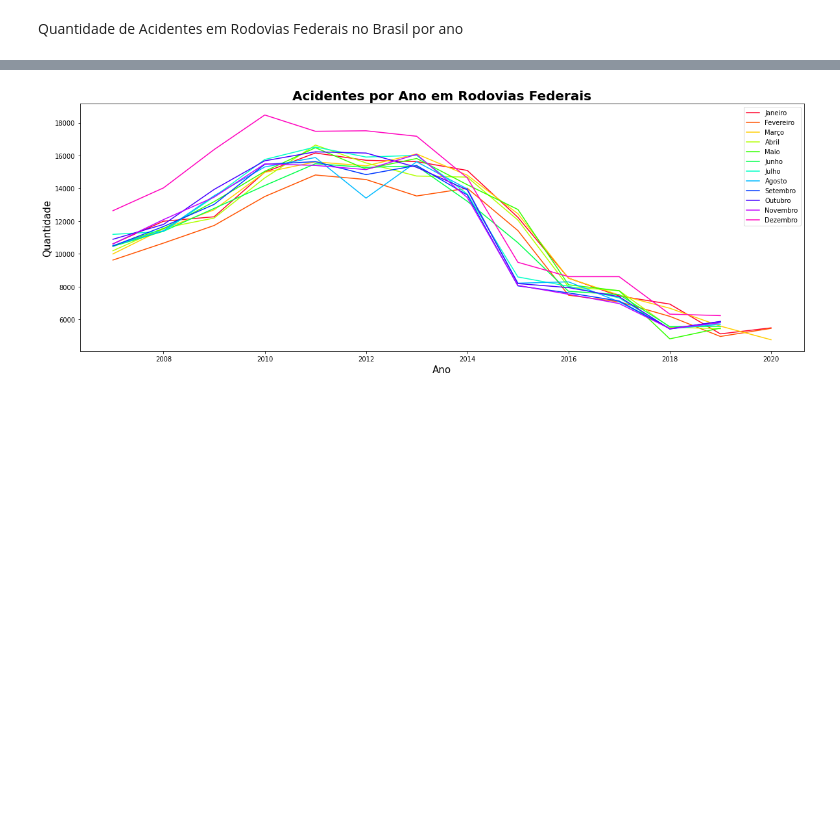
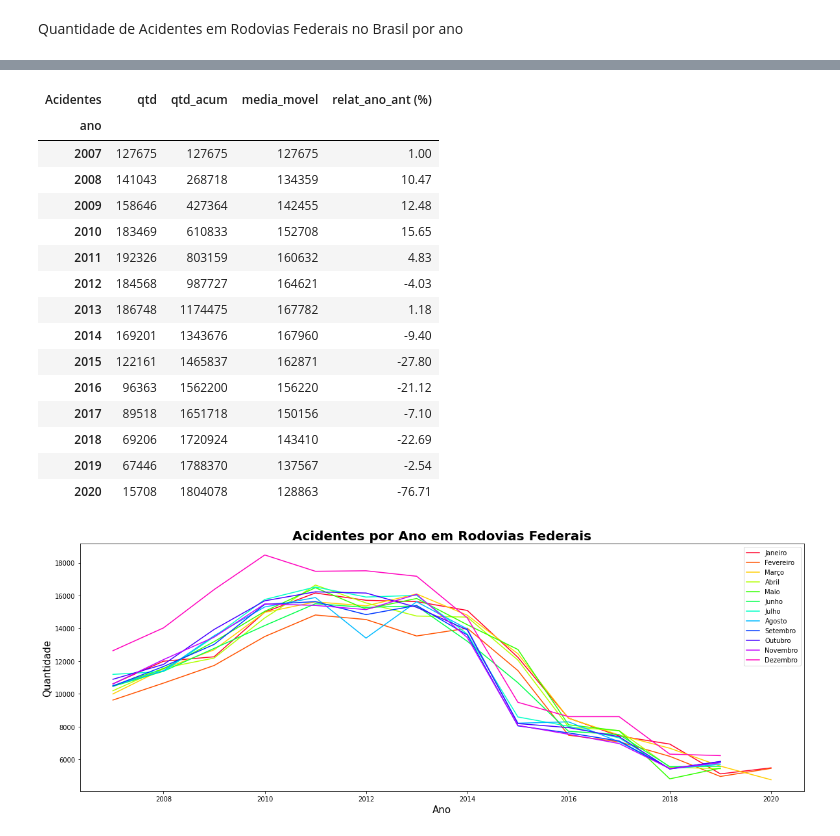
Before and after one commit to FelipeGBarreto/Projects, a Jupyter notebook: Acidentes_Rodovias_Federais.ipynb, the cells around one changed output, grey strips where cells are left out. Drawn from its saved outputs; the diff is of its cells as text; code cells hidden in the pictures; blank space fills up the shorter version.

```diff
--- a/Acidentes_Rodovias_Federais.ipynb
+++ b/Acidentes_Rodovias_Federais.ipynb
@@ -137 +142,6 @@ Quantidad de Acidentes por Ano nas Rodovias Federais:
 | id | 127675 | 141043 | 158646 | 183469 | 192326 | 184568 | 186748 | 169201 | 122161 | 96363 | 89518 | ... |
+# %%
+acidentes["qtd_acum"] = [acidentes.id[:i+1].sum() for i in range(acidentes.shape[0])]
+acidentes["media_movel"] = [round(acidentes.id[:i+1].mean()) for i in range(acidentes.shape[0])]
+acidentes.rename(columns={"id":"qtd"}, inplace=True)
+acidentes
@@ -138 +165,24 @@ Quantidad de Acidentes por Ano nas Rodovias Federais:
+# %%
+acidentes["relat_ano_ant (%)"] = acidentes.qtd
+for i in range(acidentes.shape[0]):
+  if i == 0: acidentes["relat_ano_ant (%)"].iloc[i] = 1
+  else: acidentes["relat_ano_ant (%)"].iloc[i] = round((acidentes["qtd"].iloc[i]/acidentes["qtd"].iloc[i-1])-1,4)*100
+acidentes
+# %% [output]
+| Acidentes | qtd | qtd_acum | media_movel | relat_ano_ant (%) |
+| ano |  |  |  |  |
+| 2007 | 127675 | 127675 | 127675 | 1.00 |
+| 2008 | 141043 | 268718 | 134359 | 10.47 |
+| 2009 | 158646 | 427364 | 142455 | 12.48 |
+| 2010 | 183469 | 610833 | 152708 | 15.65 |
+| 2011 | 192326 | 803159 | 160632 | 4.83 |
+| 2012 | 184568 | 987727 | 164621 | -4.03 |
+| 2013 | 186748 | 1174475 | 167782 | 1.18 |
+| 2014 | 169201 | 1343676 | 167960 | -9.40 |
+| 2015 | 122161 | 1465837 | 162871 | -27.80 |
+| 2016 | 96363 | 1562200 | 156220 | -21.12 |
+| 2017 | 89518 | 1651718 | 150156 | -7.10 |
+| 2018 | 69206 | 1720924 | 143410 | -22.69 |
+| 2019 | 67446 | 1788370 | 137567 | -2.54 |
+| 2020 | 15708 | 1804078 | 128863 | -76.71 |
 # %%
```
Also changed, not shown: parts of 5 cells of this notebook.
